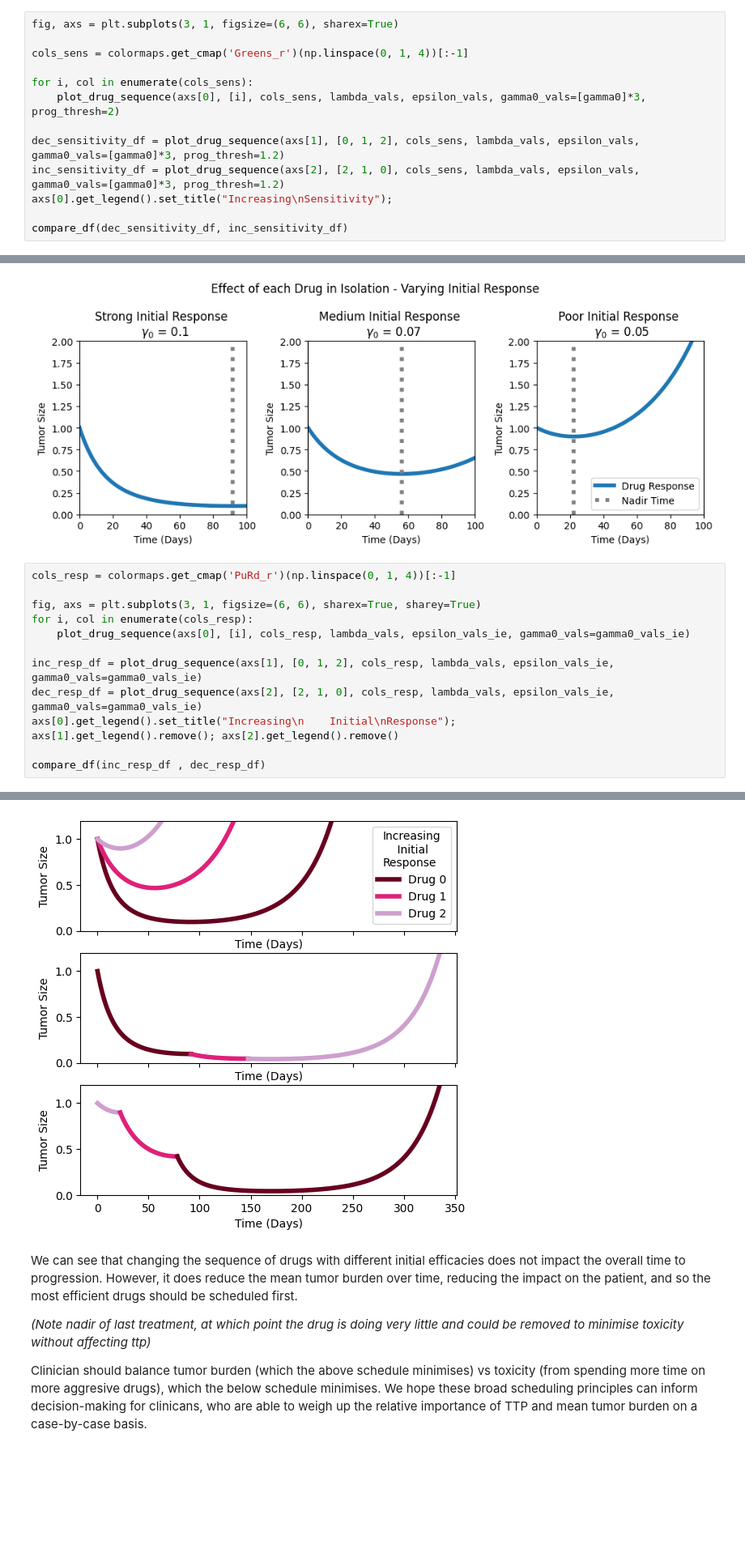
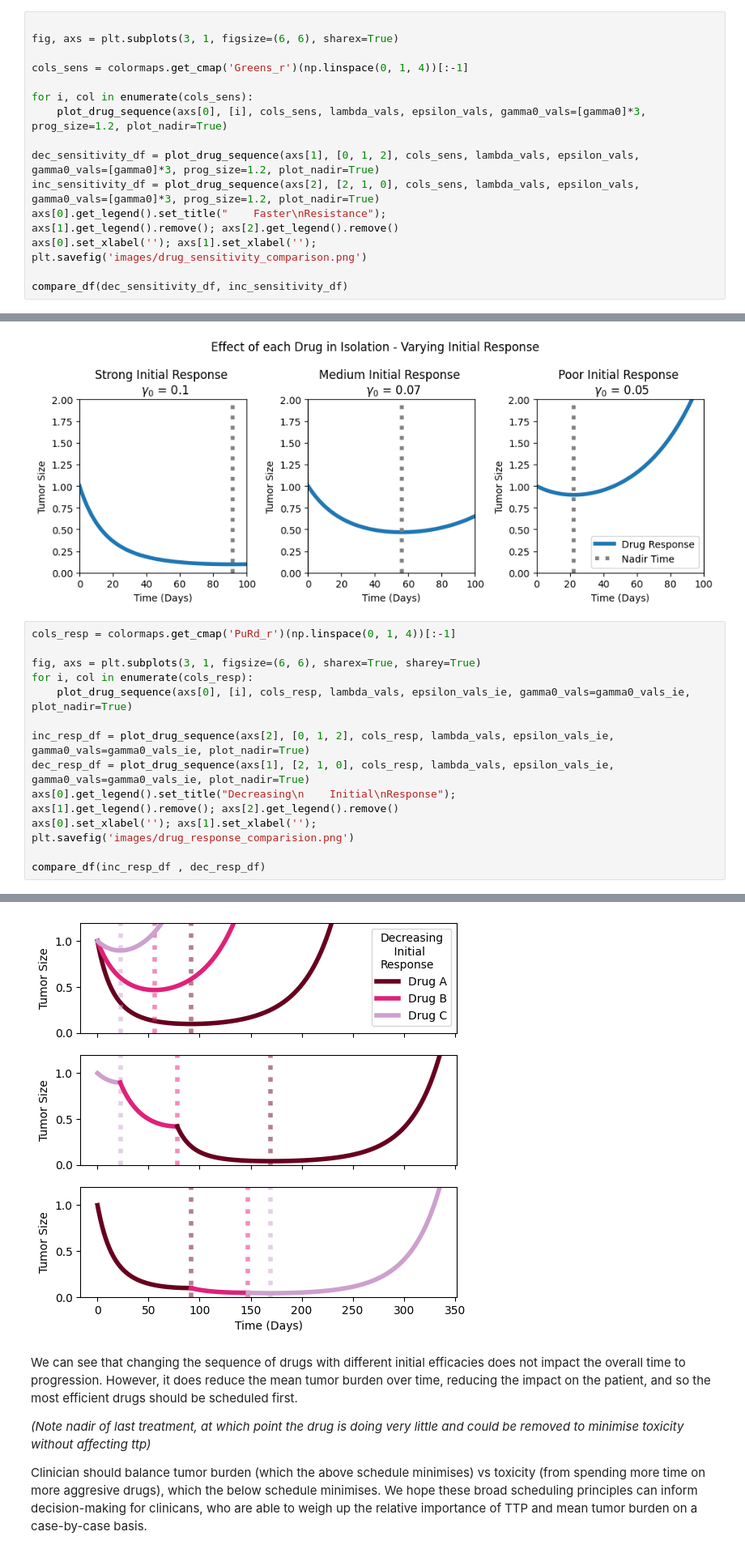
Before and after one commit to KCGallagher/treatment-sequencing, a Jupyter notebook: treatment_schedules.ipynb, the cells around one changed output, grey strips where cells are left out. Shown at 81% size. Saved outputs shown, nothing was run; the diff lists cells and outputs as text; blank space fills up the shorter version.

```diff
--- a/treatment_schedules.ipynb
+++ b/treatment_schedules.ipynb
@@ -90,15 +127,19 @@ def plot_drug_sequence(ax, seq, cols, lambda_vals, epsilon_vals, gamma0_vals=[1,
     return full_df
 # %%
+
 fig, axs = plt.subplots(3, 1, figsize=(6, 6), sharex=True)
 
 cols_sens = colormaps.get_cmap('Greens_r')(np.linspace(0, 1, 4))[:-1]
 
 for i, col in enumerate(cols_sens):
-    plot_drug_sequence(axs[0], [i], cols_sens, lambda_vals, epsilon_vals, gamma0_vals=[gamma0]*3, prog_thresh=2)
+    plot_drug_sequence(axs[0], [i], cols_sens, lambda_vals, epsilon_vals, gamma0_vals=[gamma0]*3, prog_size=1.2, plot_nadir=True)
 
-dec_sensitivity_df = plot_drug_sequence(axs[1], [0, 1, 2], cols_sens, lambda_vals, epsilon_vals, gamma0_vals=[gamma0]*3, prog_thresh=1.2)
-inc_sensitivity_df = plot_drug_sequence(axs[2], [2, 1, 0], cols_sens, lambda_vals, epsilon_vals, gamma0_vals=[gamma0]*3, prog_thresh=1.2)
-axs[0].get_legend().set_title("Increasing\nSensitivity");
+dec_sensitivity_df = plot_drug_sequence(axs[1], [0, 1, 2], cols_sens, lambda_vals, epsilon_vals, gamma0_vals=[gamma0]*3, prog_size=1.2, plot_nadir=True)
+inc_sensitivity_df = plot_drug_sequence(axs[2], [2, 1, 0], cols_sens, lambda_vals, epsilon_vals, gamma0_vals=[gamma0]*3, prog_size=1.2, plot_nadir=True)
+axs[0].get_legend().set_title("    Faster\nResistance");
+axs[1].get_legend().remove(); axs[2].get_legend().remove()
+axs[0].set_xlabel(''); axs[1].set_xlabel('');
+plt.savefig('images/drug_sensitivity_comparison.png')
 
 compare_df(dec_sensitivity_df, inc_sensitivity_df)
 # %% [output]
@@ -131,21 +172,23 @@ plt.suptitle("Effect of each Drug in Isolation - Varying Initial Response"); plt
 # %%
 cols_resp = colormaps.get_cmap('PuRd_r')(np.linspace(0, 1, 4))[:-1]
 
 fig, axs = plt.subplots(3, 1, figsize=(6, 6), sharex=True, sharey=True)
 for i, col in enumerate(cols_resp):
-    plot_drug_sequence(axs[0], [i], cols_resp, lambda_vals, epsilon_vals_ie, gamma0_vals=gamma0_vals_ie)
+    plot_drug_sequence(axs[0], [i], cols_resp, lambda_vals, epsilon_vals_ie, gamma0_vals=gamma0_vals_ie, plot_nadir=True)
 
-inc_resp_df = plot_drug_sequence(axs[1], [0, 1, 2], cols_resp, lambda_vals, epsilon_vals_ie, gamma0_vals=gamma0_vals_ie)
-dec_resp_df = plot_drug_sequence(axs[2], [2, 1, 0], cols_resp, lambda_vals, epsilon_vals_ie, gamma0_vals=gamma0_vals_ie)
-axs[0].get_legend().set_title("Increasing\n    Initial\nResponse");
+inc_resp_df = plot_drug_sequence(axs[2], [0, 1, 2], cols_resp, lambda_vals, epsilon_vals_ie, gamma0_vals=gamma0_vals_ie, plot_nadir=True)
+dec_resp_df = plot_drug_sequence(axs[1], [2, 1, 0], cols_resp, lambda_vals, epsilon_vals_ie, gamma0_vals=gamma0_vals_ie, plot_nadir=True)
+axs[0].get_legend().set_title("Decreasing\n    Initial\nResponse");
 axs[1].get_legend().remove(); axs[2].get_legend().remove()
+axs[0].set_xlabel(''); axs[1].set_xlabel('');
+plt.savefig('images/drug_response_comparision.png')
 
 compare_df(inc_resp_df , dec_resp_df)
 # %% [output]
 Change in TTP: 0 days, or 0.0%
 Change in mean tumour size: 48.5%
 Change in min tumour size: -0.0%
-[figure, old version]
+[figure, new version]
 # %% [markdown]
 We can see that changing the sequence of drugs with different initial efficacies does not impact the overall time to progression. However, it does reduce the mean tumor burden over time, reducing the impact on the patient, and so the most efficient drugs should be scheduled first.
 
```
Also changed, not shown: parts of 30 cells of this notebook.
